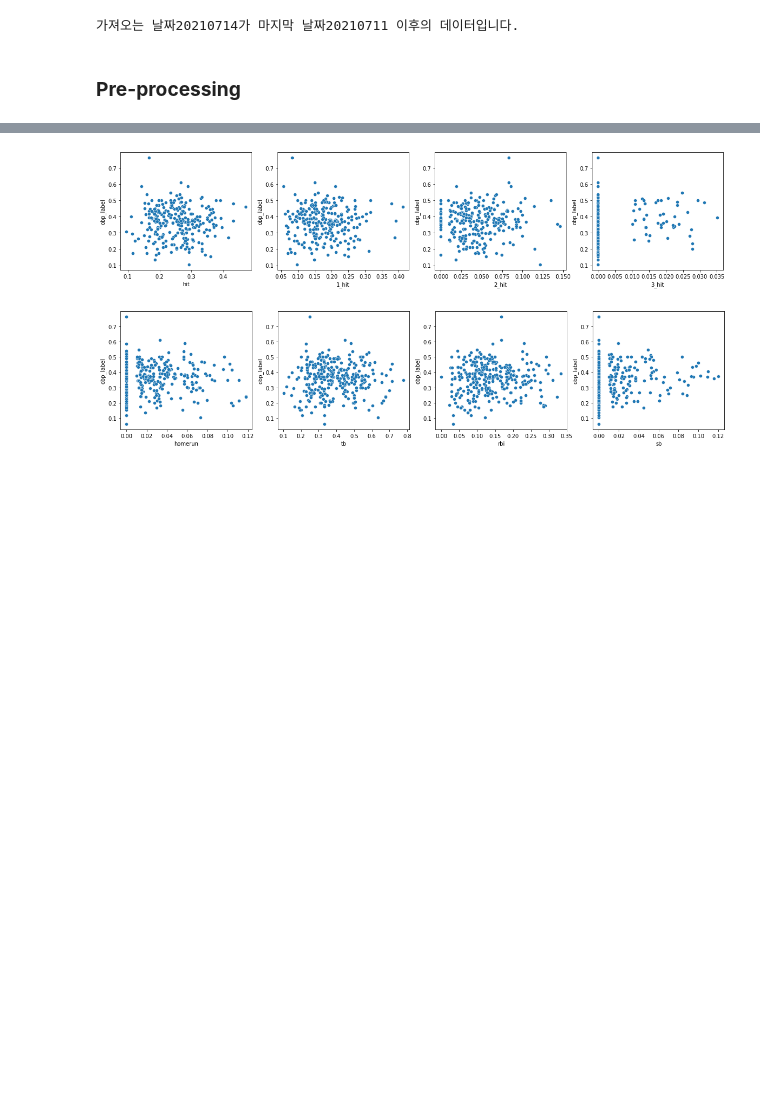
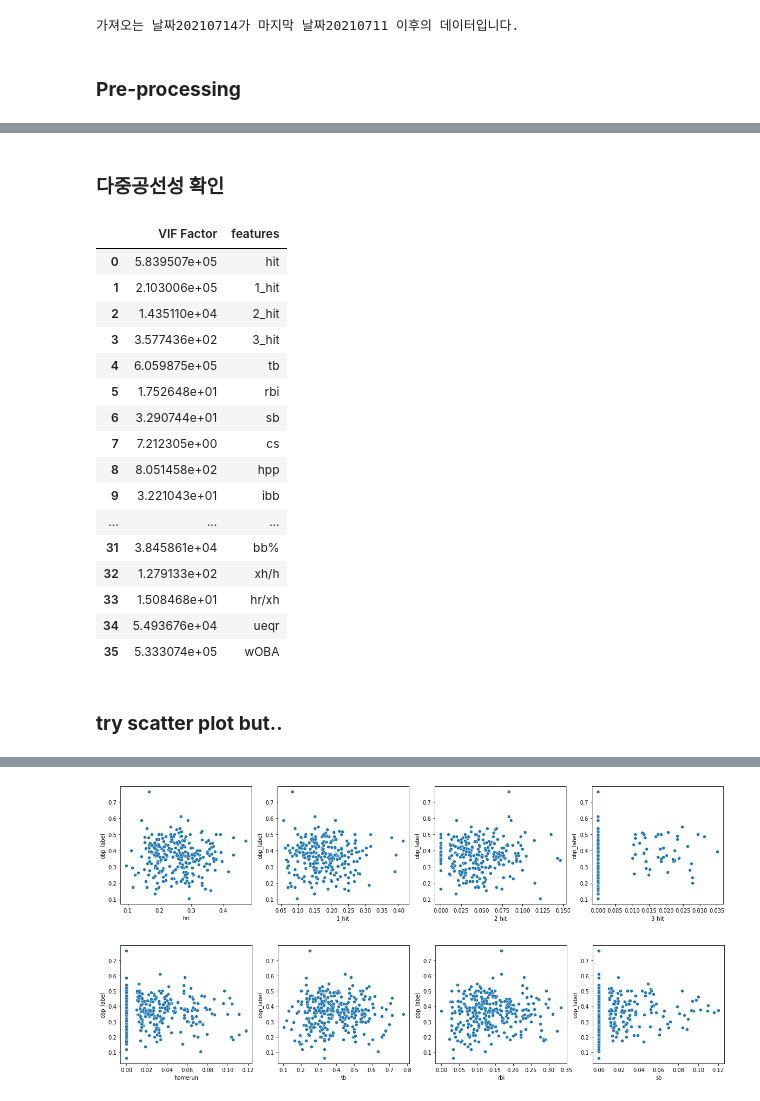
Before and after one commit to KimGriezmann/Bigcontest_2021, a Jupyter notebook: working_space_JaeHong/feature_selection.ipynb, the cells around one changed output, grey strips where cells are left out. Saved outputs shown, nothing was run; the diff lists cells and outputs as text; code cells hidden in the pictures; blank space fills up the shorter version.

```diff
--- a/working_space_JaeHong/feature_selection.ipynb
+++ b/working_space_JaeHong/feature_selection.ipynb
@@ -280,3 +437,35 @@ def make_percentage(data):
+# %%
+X_train = home_data_2021.loc[:, ['hit', '1_hit', '2_hit', '3_hit', 'tb' , 'rbi', 'sb', 'cs', 'hpp', 'ibb', 'gdp', 'sh', 'sf', 'WPA', 'power_barrel', 'contact_barrel', 'clutch_barrel', 'avg', 'obp','slg', 'ops', 'xh', 'babib', 'pitch/pa', 'cq', 'b/k', 'IsoP', 'IsoD', 'psn', 'hr%', 'kk%', 'bb%', 'xh/h', 'hr/xh', 'ueqr', 'wOBA' ]]
+y_train = home_data_2021.loc[:, ['ops_label']]
+# %% [markdown]
+### **다중공선성 확인**
+# %%
+from statsmodels.stats.outliers_influence import variance_inflation_factor
+
+vif = pd.DataFrame()
+vif["VIF Factor"] = [variance_inflation_factor(X_train.values, i) for i in range(X_train.shape[1])]
+vif["features"] = X_train.columns
+vif
+# %% [output]
+|  | VIF Factor | features |
+| 0 | 5.839507e+05 | hit |
+| 1 | 2.103006e+05 | 1_hit |
+| 2 | 1.435110e+04 | 2_hit |
+| 3 | 3.577436e+02 | 3_hit |
+| 4 | 6.059875e+05 | tb |
+| 5 | 1.752648e+01 | rbi |
+| 6 | 3.290744e+01 | sb |
+| 7 | 7.212305e+00 | cs |
+| 8 | 8.051458e+02 | hpp |
+| 9 | 3.221043e+01 | ibb |
+| ... | ... | ... |
+| 31 | 3.845861e+04 | bb% |
+| 32 | 1.279133e+02 | xh/h |
+| 33 | 1.508468e+01 | hr/xh |
+| 34 | 5.493676e+04 | ueqr |
+| 35 | 5.333074e+05 | wOBA |
+# %% [markdown]
+### **try scatter plot but..**
 # %%
 home_data_1_2021 = first_pre(home_2021)
 away_data_1_2021 = first_pre(away_2021)
```
Also changed, not shown: parts of 16 cells of this notebook.
